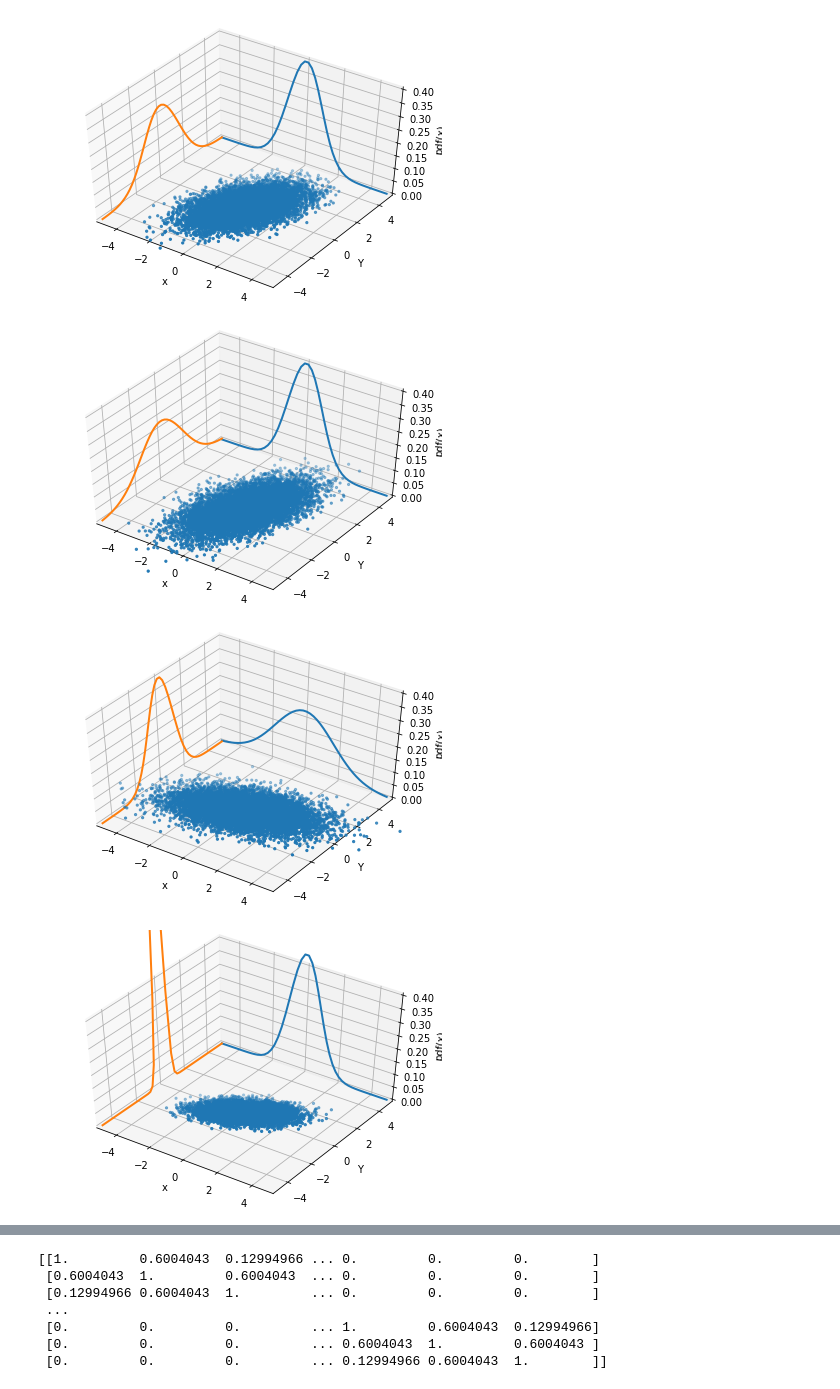
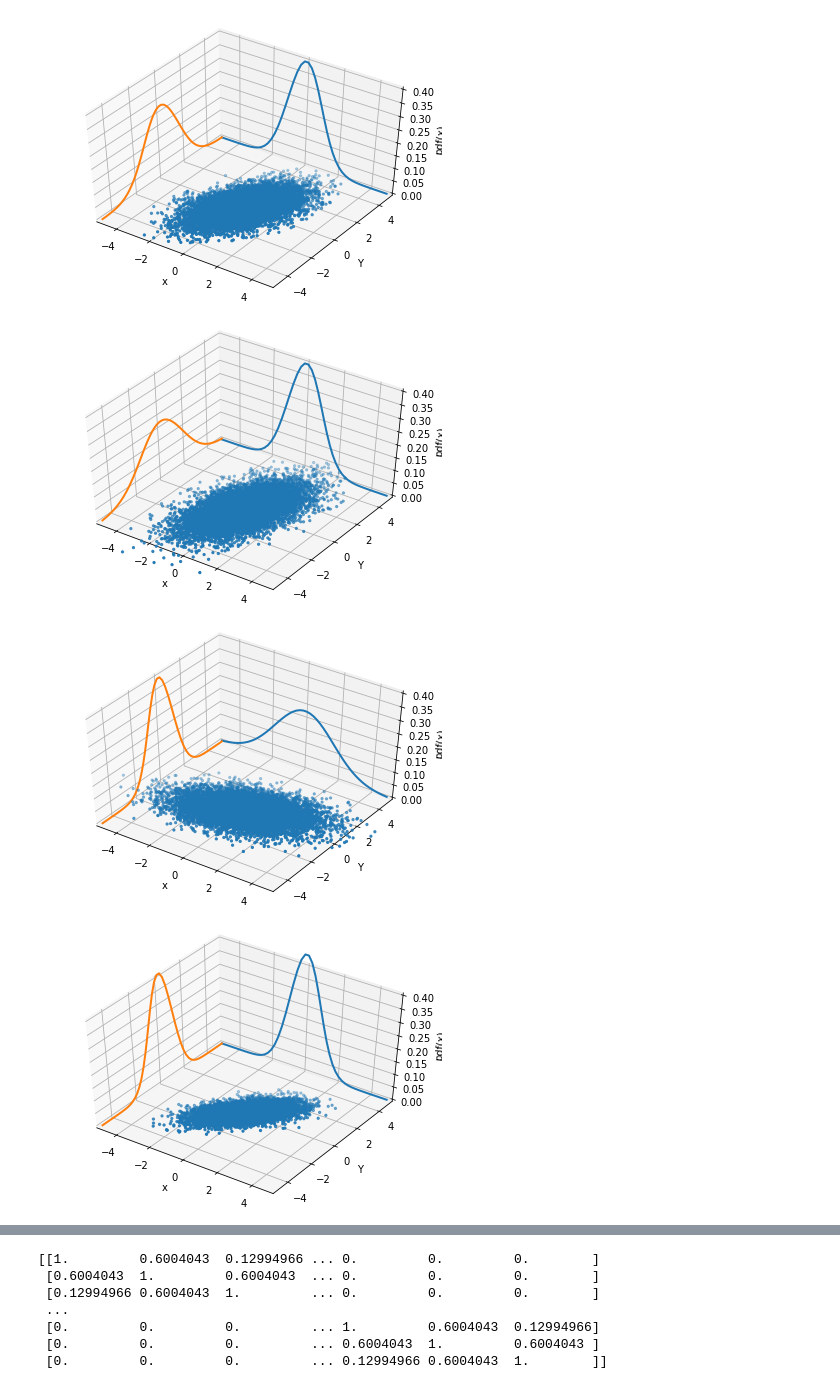
Before and after one commit to NIghtwing1914/SRIP, a Jupyter notebook: Multivariate Gaussian.ipynb, the cells around one changed output, grey strips where cells are left out. Drawn from its saved outputs; the diff is of its cells as text; code cells hidden in the pictures.

```diff
--- a/Multivariate Gaussian.ipynb
+++ b/Multivariate Gaussian.ipynb
@@ -110,17 +96,12 @@ Task1(np.array([1,1]))
 # %%
 #Task 1(ii) Varying Variance
-ax1 = fig.add_subplot(label='1')
-ax2 = fig.add_subplot(label='2')
-ax3= fig.add_subplot(label='3')
-ax4=fig.add_subplot(label='4')
-
 #Varying Variance
 Task1()
 Task1(CovMatrix=np.array([[1,0.6],[0.6,3]]))
 Task1(CovMatrix=np.array([[3,0.6],[0.6,1]]))
-Task1(CovMatrix=np.array([[0.8,0.6],[0.6,0.1]]))
+Task1(CovMatrix=np.array([[0.8,0.6],[0.6,0.9]]))
 # %% [output]
-[figure, old version]
+[figure, new version]
-[figure, old version]
+[figure, new version]
-[figure, old version]
+[figure, new version]
-[figure, old version]
+[figure, new version]
```
Also changed, not shown: parts of 87 cells of this notebook.
